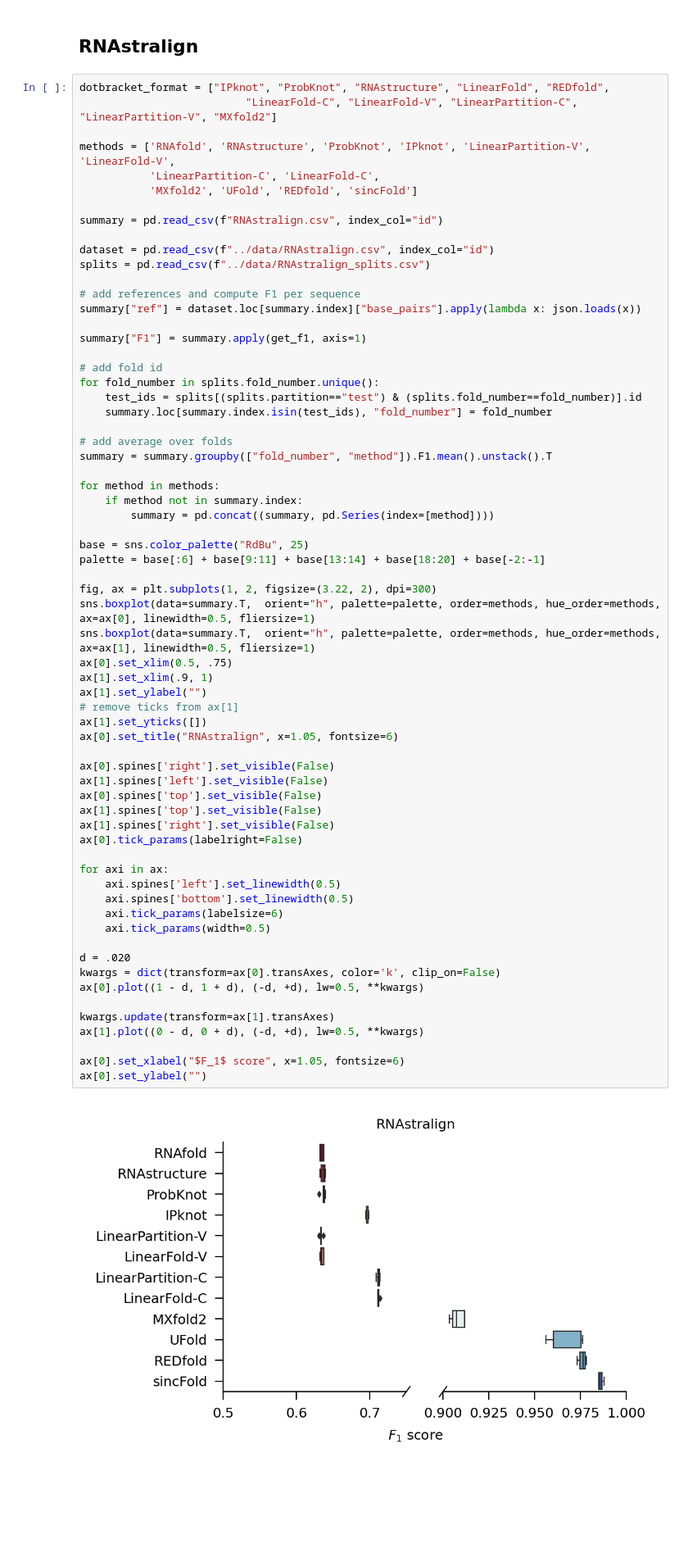
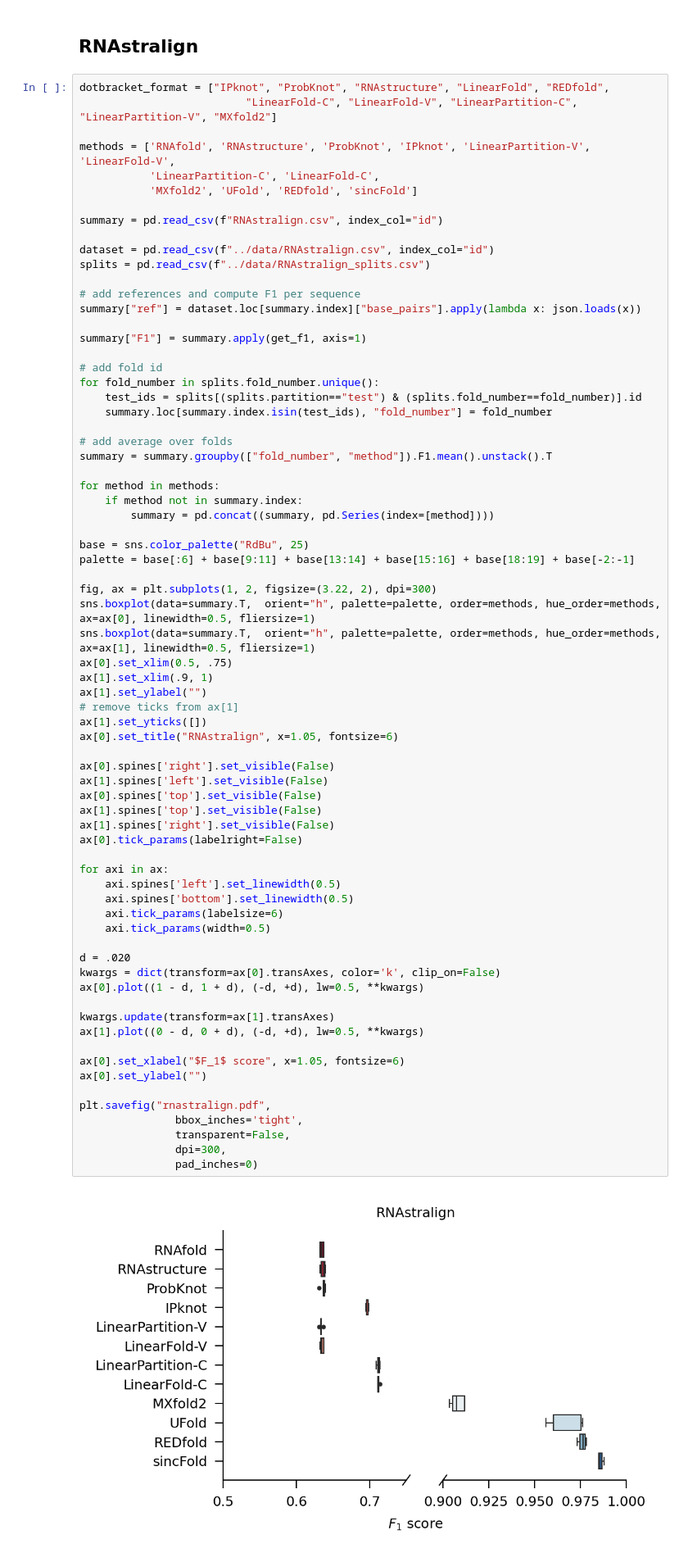
Before and after one commit to sinc-lab/sincFold, a Jupyter notebook: results/summary.ipynb, the cells around one changed output. Shown: that part at 82% size. Saved outputs shown, nothing was run; the diff lists cells and outputs as text; blank space fills up the shorter version.

```diff
--- a/results/summary.ipynb
+++ b/results/summary.ipynb
@@ -150,7 +154,7 @@ for method in methods:
         summary = pd.concat((summary, pd.Series(index=[method])))
 
 base = sns.color_palette("RdBu", 25)
-palette = base[:6] + base[9:11] + base[13:14] + base[18:20] + base[-2:-1]
+palette = base[:6] + base[9:11] + base[13:14] + base[15:16] + base[18:19] + base[-2:-1]
 
 fig, ax = plt.subplots(1, 2, figsize=(3.22, 2), dpi=300)
 sns.boxplot(data=summary.T,  orient="h", palette=palette, order=methods, hue_order=methods, ax=ax[0], linewidth=0.5, fliersize=1)
@@ -158,34 +162,40 @@ sns.boxplot(data=summary.T,  orient="h", palette=palette, order=methods, hue_ord
 ax[0].set_xlim(0.5, .75)
 ax[1].set_xlim(.9, 1)
 ax[1].set_ylabel("")
 # remove ticks from ax[1]
 ax[1].set_yticks([])
 ax[0].set_title("RNAstralign", x=1.05, fontsize=6)
 
 ax[0].spines['right'].set_visible(False)
 ax[1].spines['left'].set_visible(False)
 ax[0].spines['top'].set_visible(False)
 ax[1].spines['top'].set_visible(False)
 ax[1].spines['right'].set_visible(False)
 ax[0].tick_params(labelright=False)
 
 for axi in ax:
     axi.spines['left'].set_linewidth(0.5)
     axi.spines['bottom'].set_linewidth(0.5)
     axi.tick_params(labelsize=6)
     axi.tick_params(width=0.5)
 
 d = .020
 kwargs = dict(transform=ax[0].transAxes, color='k', clip_on=False)
 ax[0].plot((1 - d, 1 + d), (-d, +d), lw=0.5, **kwargs)
 
 kwargs.update(transform=ax[1].transAxes)
 ax[1].plot((0 - d, 0 + d), (-d, +d), lw=0.5, **kwargs)
 
 ax[0].set_xlabel("$F_1$ score", x=1.05, fontsize=6)
 ax[0].set_ylabel("")
+
+plt.savefig("rnastralign.pdf",
+               bbox_inches='tight',
+               transparent=False,
+               dpi=300,
+               pad_inches=0)
 # %% [output]
-[figure, old version]
+[figure, new version]
 # %% [markdown]
 ## ArchiveII
 # %%
```
Also changed, not shown: parts of 5 cells of this notebook.
